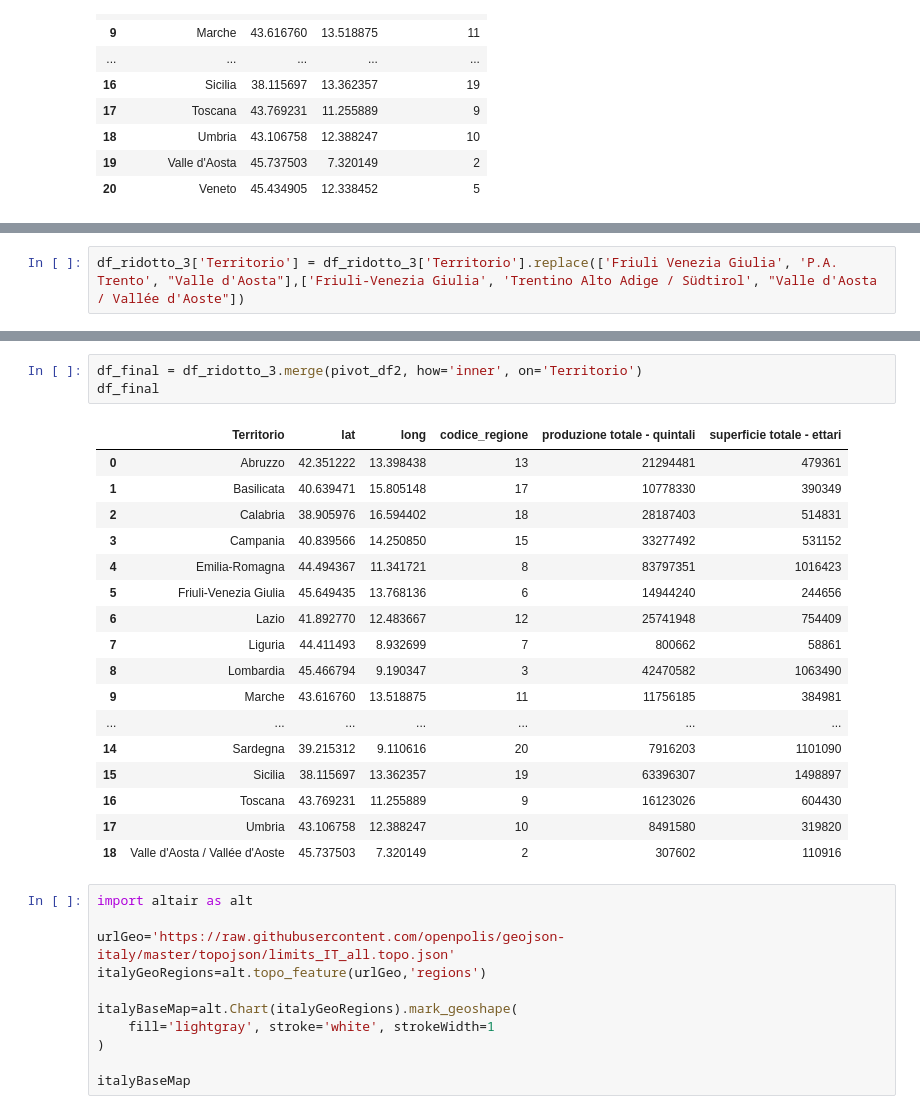
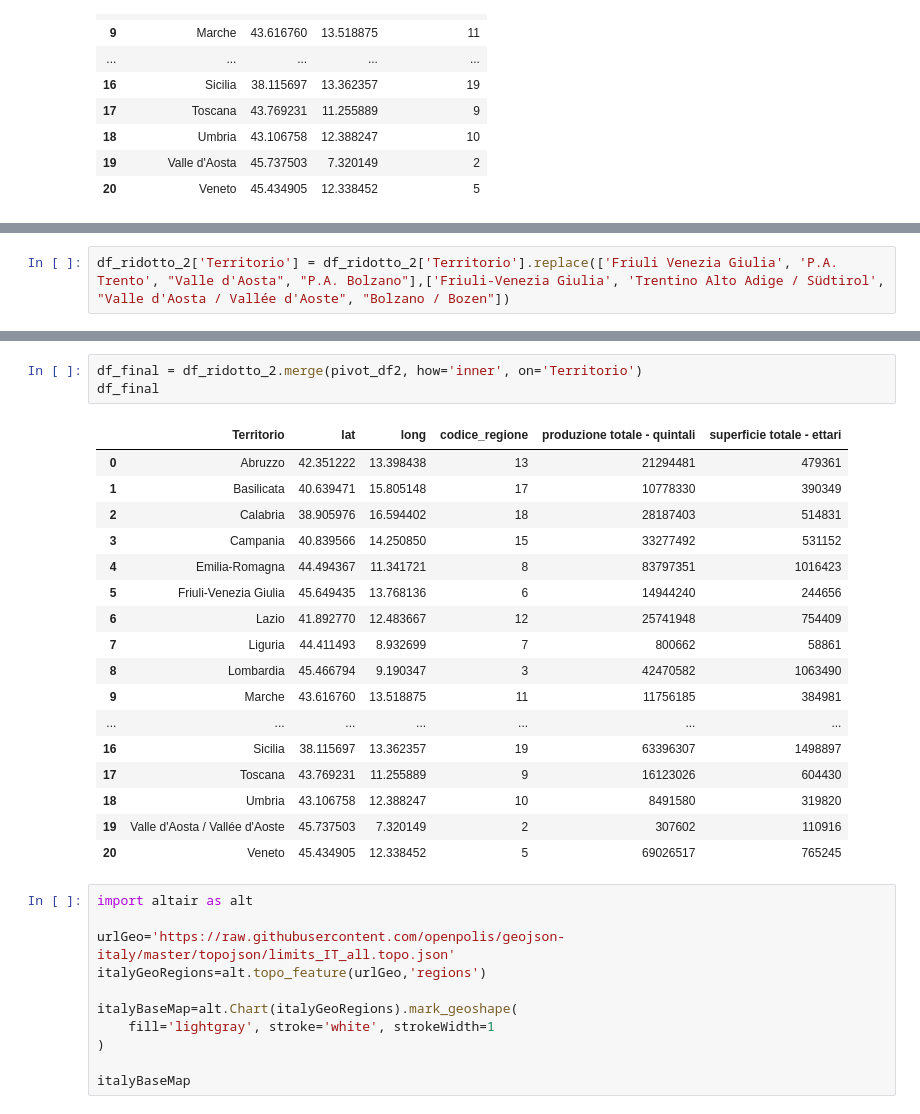
Before and after one commit to AntonioDonnangelo/italian_agriculture_and_protests_analysis, a Jupyter notebook: Data_understanding_ISTAT.ipynb, the cells around one changed output, grey strips where cells are left out. Cells and saved outputs as stored; diff of their text form.

```diff
--- a/Data_understanding_ISTAT.ipynb
+++ b/Data_understanding_ISTAT.ipynb
@@ -741,2 +741,2 @@ pivot_df2
 # %%
-df_ridotto_3['Territorio'] = df_ridotto_3['Territorio'].replace(['Friuli Venezia Giulia', 'P.A. Trento', "Valle d'Aosta"],['Friuli-Venezia Giulia', 'Trentino Alto Adige / Südtirol', "Valle d'Aosta / Vallée d'Aoste"])
+df_ridotto_2['Territorio'] = df_ridotto_2['Territorio'].replace(['Friuli Venezia Giulia', 'P.A. Trento', "Valle d'Aosta", "P.A. Bolzano"],['Friuli-Venezia Giulia', 'Trentino Alto Adige / Südtirol', "Valle d'Aosta / Vallée d'Aoste", "Bolzano / Bozen"])
@@ -749,24 +743,24 @@ See the caveats in the documentation: https://pandas.pydata.org/pandas-docs/stab
 # %%
-df_final = df_ridotto_3.merge(pivot_df2, how='inner', on='Territorio')
+df_final = df_ridotto_2.merge(pivot_df2, how='inner', on='Territorio')
 df_final
 # %% [output]
 |  | Territorio | lat | long | codice_regione | produzione totale - quintali | superficie totale - ettari |
 | 0 | Abruzzo | 42.351222 | 13.398438 | 13 | 21294481 | 479361 |
 | 1 | Basilicata | 40.639471 | 15.805148 | 17 | 10778330 | 390349 |
 | 2 | Calabria | 38.905976 | 16.594402 | 18 | 28187403 | 514831 |
 | 3 | Campania | 40.839566 | 14.250850 | 15 | 33277492 | 531152 |
 | 4 | Emilia-Romagna | 44.494367 | 11.341721 | 8 | 83797351 | 1016423 |
 | 5 | Friuli-Venezia Giulia | 45.649435 | 13.768136 | 6 | 14944240 | 244656 |
 | 6 | Lazio | 41.892770 | 12.483667 | 12 | 25741948 | 754409 |
 | 7 | Liguria | 44.411493 | 8.932699 | 7 | 800662 | 58861 |
 | 8 | Lombardia | 45.466794 | 9.190347 | 3 | 42470582 | 1063490 |
 | 9 | Marche | 43.616760 | 13.518875 | 11 | 11756185 | 384981 |
 | ... | ... | ... | ... | ... | ... | ... |
-| 14 | Sardegna | 39.215312 | 9.110616 | 20 | 7916203 | 1101090 |
-| 15 | Sicilia | 38.115697 | 13.362357 | 19 | 63396307 | 1498897 |
-| 16 | Toscana | 43.769231 | 11.255889 | 9 | 16123026 | 604430 |
-| 17 | Umbria | 43.106758 | 12.388247 | 10 | 8491580 | 319820 |
-| 18 | Valle d'Aosta / Vallée d'Aoste | 45.737503 | 7.320149 | 2 | 307602 | 110916 |
+| 16 | Sicilia | 38.115697 | 13.362357 | 19 | 63396307 | 1498897 |
+| 17 | Toscana | 43.769231 | 11.255889 | 9 | 16123026 | 604430 |
+| 18 | Umbria | 43.106758 | 12.388247 | 10 | 8491580 | 319820 |
+| 19 | Valle d'Aosta / Vallée d'Aoste | 45.737503 | 7.320149 | 2 | 307602 | 110916 |
+| 20 | Veneto | 45.434905 | 12.338452 | 5 | 69026517 | 765245 |
 # %%
 import altair as alt
 
```
Also changed, not shown: parts of 22 cells of this notebook.
